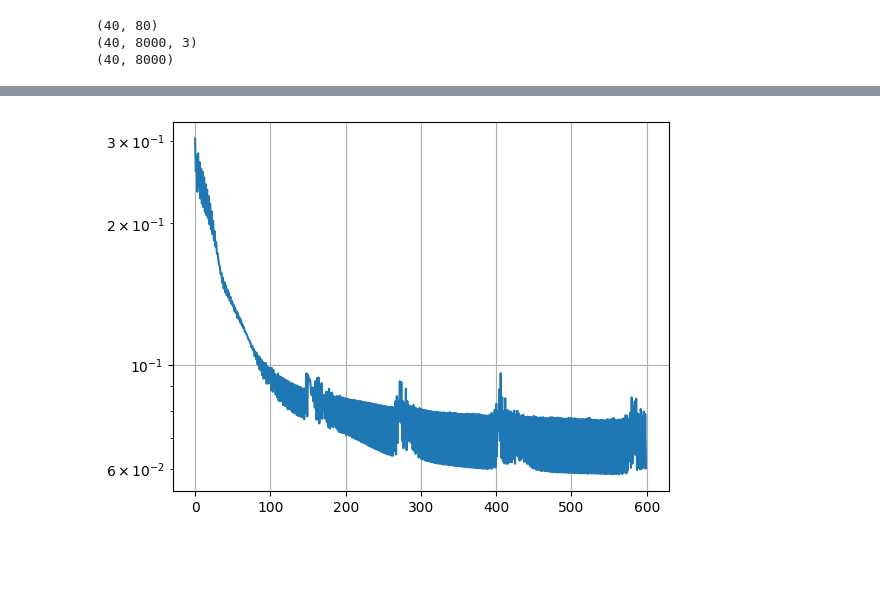
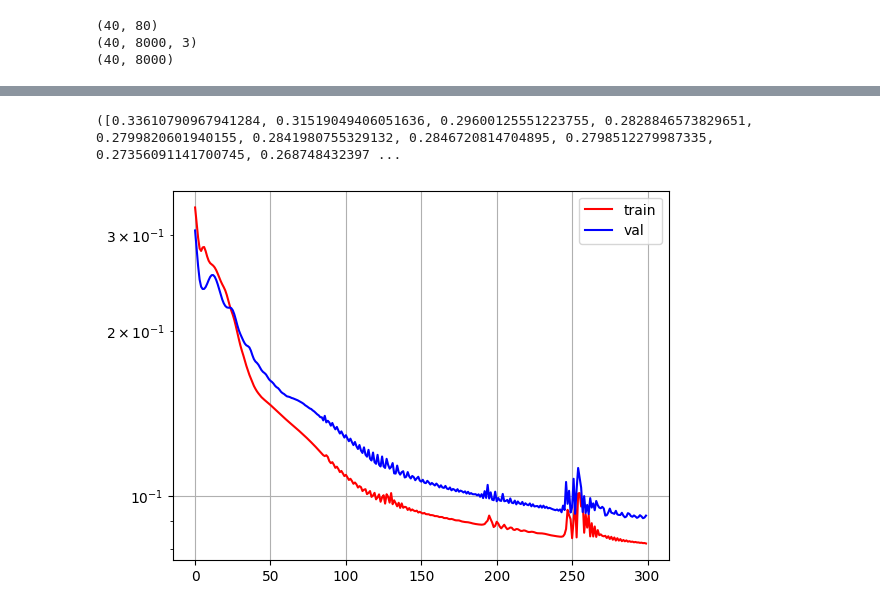
Before and after one commit to janisaiad/SCIML, a Jupyter notebook: notebooks/deeponet/training_deeponet_heat2d.ipynb, the cells around one changed output, grey strips where cells are left out. Drawn from its saved outputs; the diff is of its cells as text; code cells hidden in the pictures; blank space fills up the shorter version.

```diff
--- a/notebooks/deeponet/training_deeponet_heat2d.ipynb
+++ b/notebooks/deeponet/training_deeponet_heat2d.ipynb
@@ -8,14 +8,14 @@ tf.config.list_physical_devices('GPU')
 []
 # %%
 d_p = 40
-d_V = 40
+d_V = 5
 epochs = 300
 # %%
 internal_model = tf.keras.Sequential([
     tf.keras.layers.Input(shape=(80,)),
     tf.keras.layers.Dense(40, activation='relu'),
     tf.keras.layers.Dense(128, activation='relu'),
-    tf.keras.layers.Dense(40, activation='relu'),
+    tf.keras.layers.Dense(d_V, activation='relu'),
 ])
 
 
@@ -23,5 +23,5 @@ external_model = tf.keras.Sequential([
     tf.keras.layers.Input(shape=(3,)),
     tf.keras.layers.Dense(40, activation='relu'),
     tf.keras.layers.Dense(128, activation='relu'),
-    tf.keras.layers.Dense(40, activation='relu'),
+    tf.keras.layers.Dense(d_V, activation='relu'),
 ])
@@ -66,8 +64,14 @@ INFO:sciml.model.deeponet.deeponet:Epoch 255 completed
+# %%
+print(train_history)
+# %% [output]
+([0.33610790967941284, 0.31519049406051636, 0.29600125551223755, 0.2828846573829651, 0.2799820601940155, 0.2841980755329132, 0.2846720814704895, 0.2798512279987335, 0.27356091141700745, 0.268748432397 ...
 # %%
-plt.plot(train_history)
+plt.plot(train_history[0],c='r')
+plt.plot(train_history[1],c='b')
+plt.legend(['train','val'])
 #log
 plt.yscale('log')
 plt.grid()
 plt.show()
 # %% [output]
-[figure, old version]
+[figure, new version]
```
Also changed, not shown: parts of 4 cells of this notebook, 3 other files.
